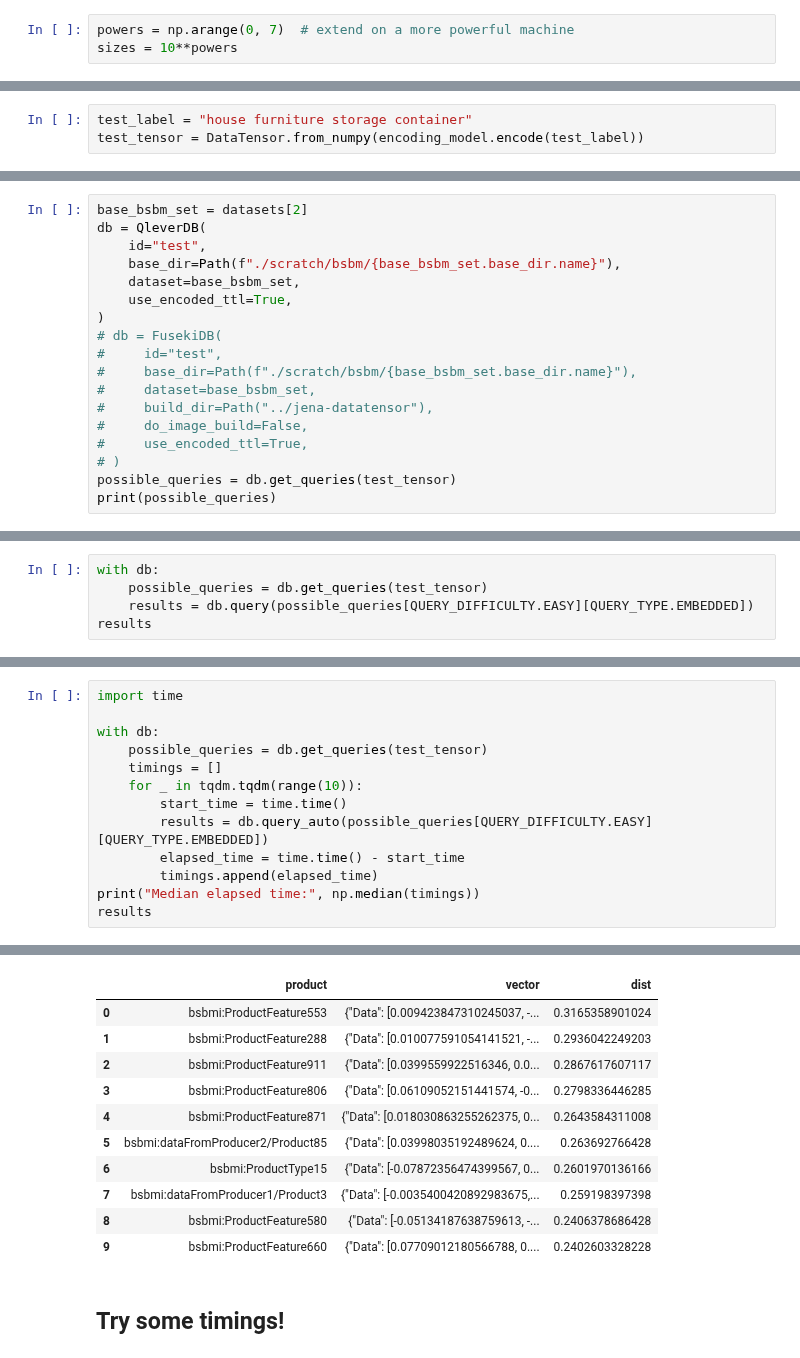
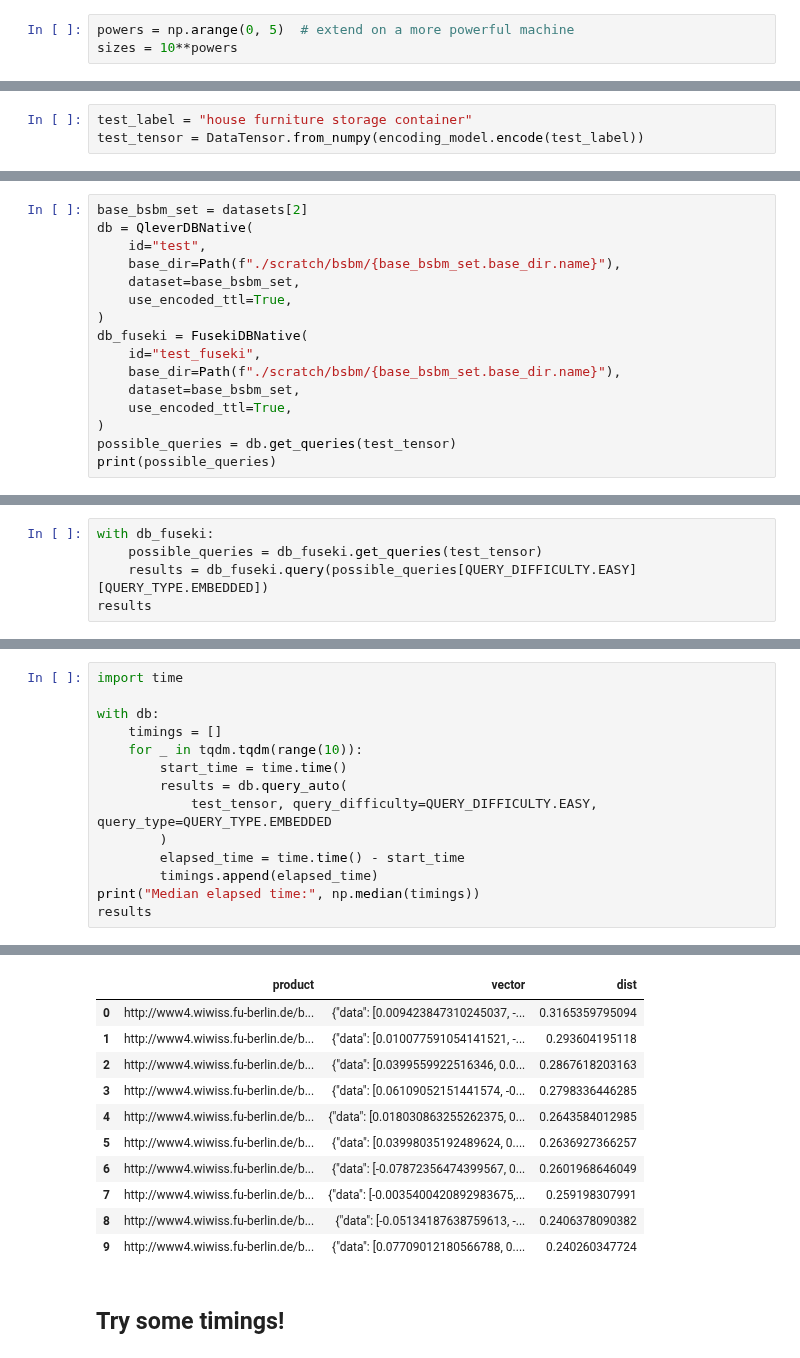
Before and after one commit to Dakantz/Dense-KG-Vector-DB, a Jupyter notebook: benchmarks/run_bdsdm_timings.ipynb, the cells around one changed output, grey strips where cells are left out. Saved outputs shown, nothing was run; the diff lists cells and outputs as text.

```diff
--- a/benchmarks/run_bdsdm_timings.ipynb
+++ b/benchmarks/run_bdsdm_timings.ipynb
@@ -19,5 +64,5 @@ Error:
 # %%
-powers = np.arange(0, 7)  # extend on a more powerful machine
+powers = np.arange(0, 5)  # extend on a more powerful machine
 sizes = 10**powers
 # %%
 datasets: dict[int, BerlinSparqlBenchmark] = {}
@@ -109,19 +121,17 @@ test_tensor.to_literal().n3()
 # %%
 base_bsbm_set = datasets[2]
-db = QleverDB(
+db = QleverDBNative(
     id="test",
     base_dir=Path(f"./scratch/bsbm/{base_bsbm_set.base_dir.name}"),
     dataset=base_bsbm_set,
     use_encoded_ttl=True,
 )
-# db = FusekiDB(
-#     id="test",
-#     base_dir=Path(f"./scratch/bsbm/{base_bsbm_set.base_dir.name}"),
-#     dataset=base_bsbm_set,
-#     build_dir=Path("../jena-datatensor"),
-#     do_image_build=False,
-#     use_encoded_ttl=True,
-# )
+db_fuseki = FusekiDBNative(
+    id="test_fuseki",
+    base_dir=Path(f"./scratch/bsbm/{base_bsbm_set.base_dir.name}"),
+    dataset=base_bsbm_set,
+    use_encoded_ttl=True,
+)
 possible_queries = db.get_queries(test_tensor)
 print(possible_queries)
 # %% [output]
@@ -143,6 +159,6 @@ LIMIT 10
 # %%
-with db:
-    possible_queries = db.get_queries(test_tensor)
-    results = db.query(possible_queries[QUERY_DIFFICULTY.EASY][QUERY_TYPE.EMBEDDED])
+with db_fuseki:
+    possible_queries = db_fuseki.get_queries(test_tensor)
+    results = db_fuseki.query(possible_queries[QUERY_DIFFICULTY.EASY][QUERY_TYPE.EMBEDDED])
 results
 # %% [output]
@@ -184,11 +206,12 @@ print(count)
 import time
 
 with db:
-    possible_queries = db.get_queries(test_tensor)
     timings = []
     for _ in tqdm.tqdm(range(10)):
         start_time = time.time()
-        results = db.query_auto(possible_queries[QUERY_DIFFICULTY.EASY][QUERY_TYPE.EMBEDDED])
+        results = db.query_auto(
+            test_tensor, query_difficulty=QUERY_DIFFICULTY.EASY, query_type=QUERY_TYPE.EMBEDDED
+        )
         elapsed_time = time.time() - start_time
         timings.append(elapsed_time)
 print("Median elapsed time:", np.median(timings))
@@ -206,14 +229,14 @@ Median elapsed time: 0.006683945655822754
 |  | product | vector | dist |
-| 0 | bsbmi:ProductFeature553 | {"Data": [0.009423847310245037, -... | 0.3165358901024 |
-| 1 | bsbmi:ProductFeature288 | {"Data": [0.010077591054141521, -... | 0.2936042249203 |
-| 2 | bsbmi:ProductFeature911 | {"Data": [0.0399559922516346, 0.0... | 0.2867617607117 |
-| 3 | bsbmi:ProductFeature806 | {"Data": [0.06109052151441574, -0... | 0.2798336446285 |
-| 4 | bsbmi:ProductFeature871 | {"Data": [0.018030863255262375, 0... | 0.2643584311008 |
-| 5 | bsbmi:dataFromProducer2/Product85 | {"Data": [0.03998035192489624, 0.... | 0.263692766428 |
-| 6 | bsbmi:ProductType15 | {"Data": [-0.07872356474399567, 0... | 0.2601970136166 |
-| 7 | bsbmi:dataFromProducer1/Product3 | {"Data": [-0.0035400420892983675,... | 0.259198397398 |
-| 8 | bsbmi:ProductFeature580 | {"Data": [-0.05134187638759613, -... | 0.2406378686428 |
-| 9 | bsbmi:ProductFeature660 | {"Data": [0.07709012180566788, 0.... | 0.2402603328228 |
+| 0 | http://www4.wiwiss.fu-berlin.de/b... | {"data": [0.009423847310245037, -... | 0.3165359795094 |
+| 1 | http://www4.wiwiss.fu-berlin.de/b... | {"data": [0.010077591054141521, -... | 0.293604195118 |
+| 2 | http://www4.wiwiss.fu-berlin.de/b... | {"data": [0.0399559922516346, 0.0... | 0.2867618203163 |
+| 3 | http://www4.wiwiss.fu-berlin.de/b... | {"data": [0.06109052151441574, -0... | 0.2798336446285 |
+| 4 | http://www4.wiwiss.fu-berlin.de/b... | {"data": [0.018030863255262375, 0... | 0.2643584012985 |
+| 5 | http://www4.wiwiss.fu-berlin.de/b... | {"data": [0.03998035192489624, 0.... | 0.2636927366257 |
+| 6 | http://www4.wiwiss.fu-berlin.de/b... | {"data": [-0.07872356474399567, 0... | 0.2601968646049 |
+| 7 | http://www4.wiwiss.fu-berlin.de/b... | {"data": [-0.0035400420892983675,... | 0.259198307991 |
+| 8 | http://www4.wiwiss.fu-berlin.de/b... | {"data": [-0.05134187638759613, -... | 0.2406378090382 |
+| 9 | http://www4.wiwiss.fu-berlin.de/b... | {"data": [0.07709012180566788, 0.... | 0.240260347724 |
 # %% [markdown]
 ## Try some timings!
 # %%
```
Also changed, not shown: parts of 22 cells of this notebook, 9 other files.
